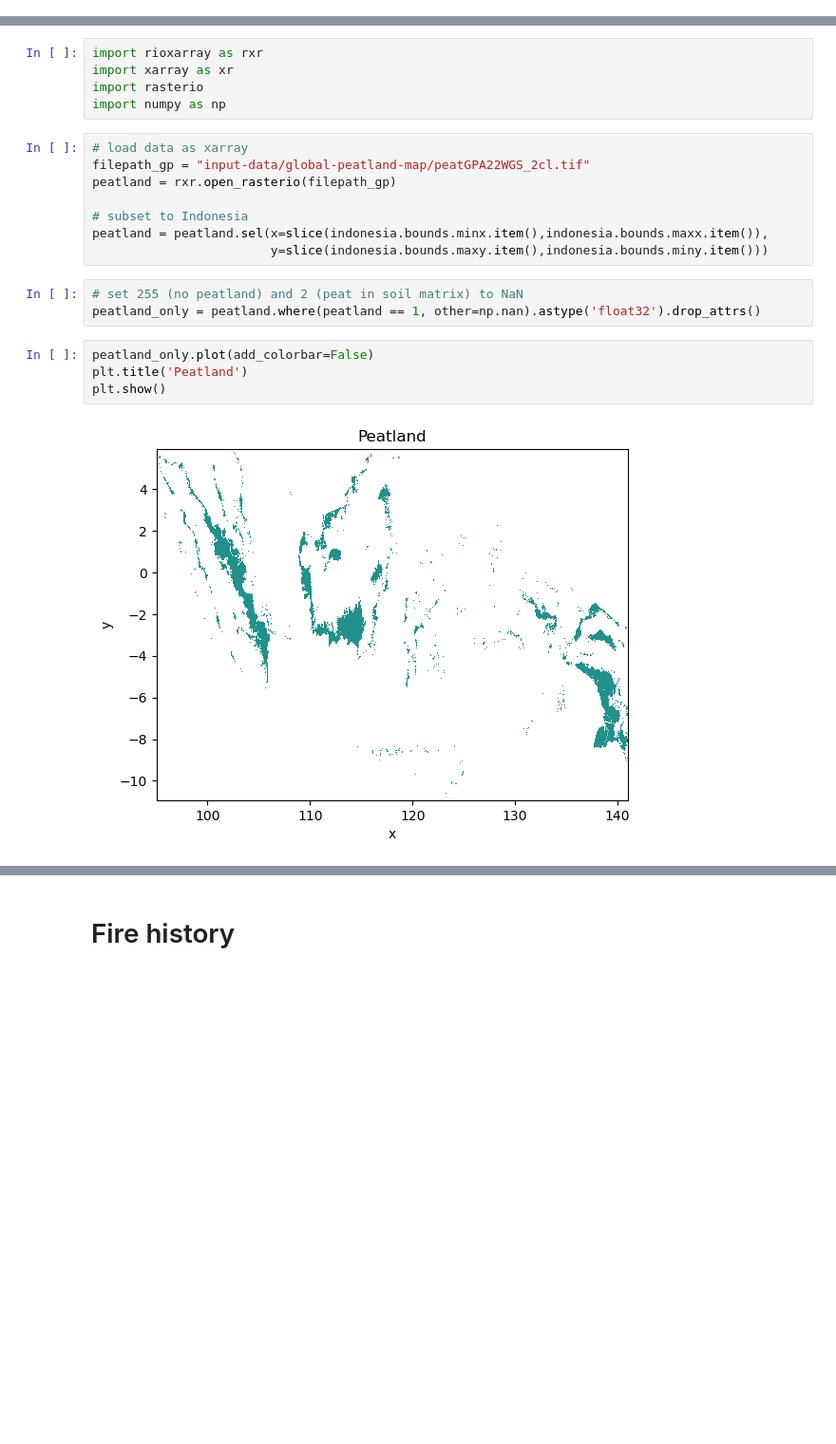
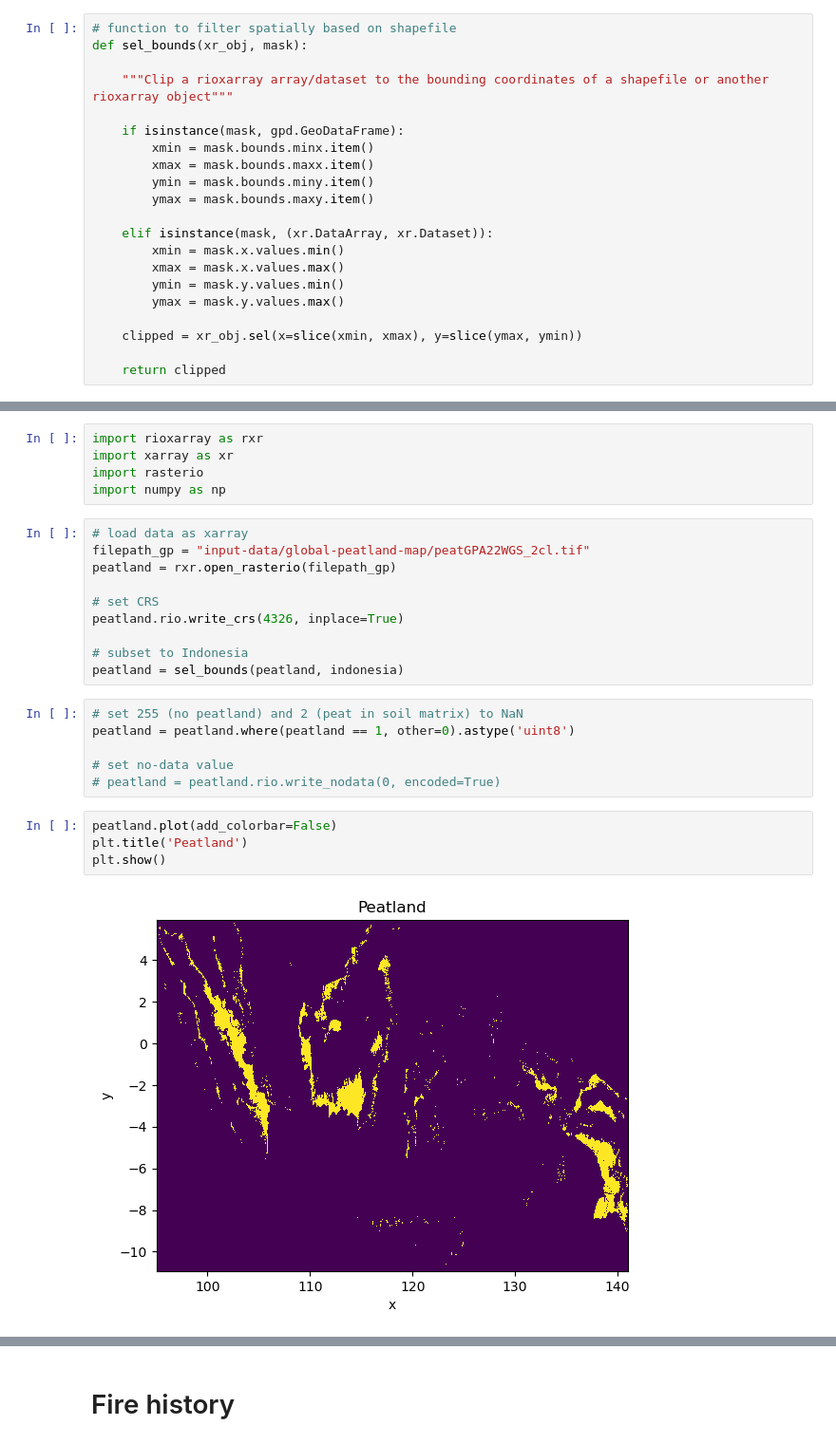
Before and after one commit to ninorp55/tropical-peat-post-fire-vegetation-recovery, a Jupyter notebook: 1_preprocessing.ipynb, the cells around one changed output, grey strips where cells are left out. Shown at 95% size. Saved outputs shown, nothing was run; the diff lists cells and outputs as text; blank space fills up the shorter version.

```diff
--- a/1_preprocessing.ipynb
+++ b/1_preprocessing.ipynb
@@ -30,6 +30,27 @@ equal_area_proj = 'EPSG:8857' # Equal Earth
 # defined start and end of fire season we investigate
 start_date = '2015-08-01'
 end_date = '2015-10-31'
+# %%
+# function to filter spatially based on shapefile
+def sel_bounds(xr_obj, mask):
+
+    """Clip a rioxarray array/dataset to the bounding coordinates of a shapefile or another rioxarray object"""
+
+    if isinstance(mask, gpd.GeoDataFrame):
+        xmin = mask.bounds.minx.item()
+        xmax = mask.bounds.maxx.item()
+        ymin = mask.bounds.miny.item()
+        ymax = mask.bounds.maxy.item()
+
+    elif isinstance(mask, (xr.DataArray, xr.Dataset)):
+        xmin = mask.x.values.min()
+        xmax = mask.x.values.max()
+        ymin = mask.y.values.min()
+        ymax = mask.y.values.max()
+
+    clipped = xr_obj.sel(x=slice(xmin, xmax), y=slice(ymax, ymin))
+
+    return clipped
 # %% [markdown]
 # Indonesia shapefile
 # %%
@@ -330,15 +392,20 @@ import numpy as np
 filepath_gp = "input-data/global-peatland-map/peatGPA22WGS_2cl.tif"
 peatland = rxr.open_rasterio(filepath_gp)
 
+# set CRS
+peatland.rio.write_crs(4326, inplace=True)
+
 # subset to Indonesia
-peatland = peatland.sel(x=slice(indonesia.bounds.minx.item(),indonesia.bounds.maxx.item()),
-                        y=slice(indonesia.bounds.maxy.item(),indonesia.bounds.miny.item()))
+peatland = sel_bounds(peatland, indonesia)
 # %%
 # set 255 (no peatland) and 2 (peat in soil matrix) to NaN
-peatland_only = peatland.where(peatland == 1, other=np.nan).astype('float32').drop_attrs()
+peatland = peatland.where(peatland == 1, other=0).astype('uint8')
+
+# set no-data value
+# peatland = peatland.rio.write_nodata(0, encoded=True)
 # %%
-peatland_only.plot(add_colorbar=False)
+peatland.plot(add_colorbar=False)
 plt.title('Peatland')
 plt.show()
 # %% [output]
-[figure, old version]
+[figure, new version]
```
Also changed, not shown: parts of 79 cells of this notebook.
